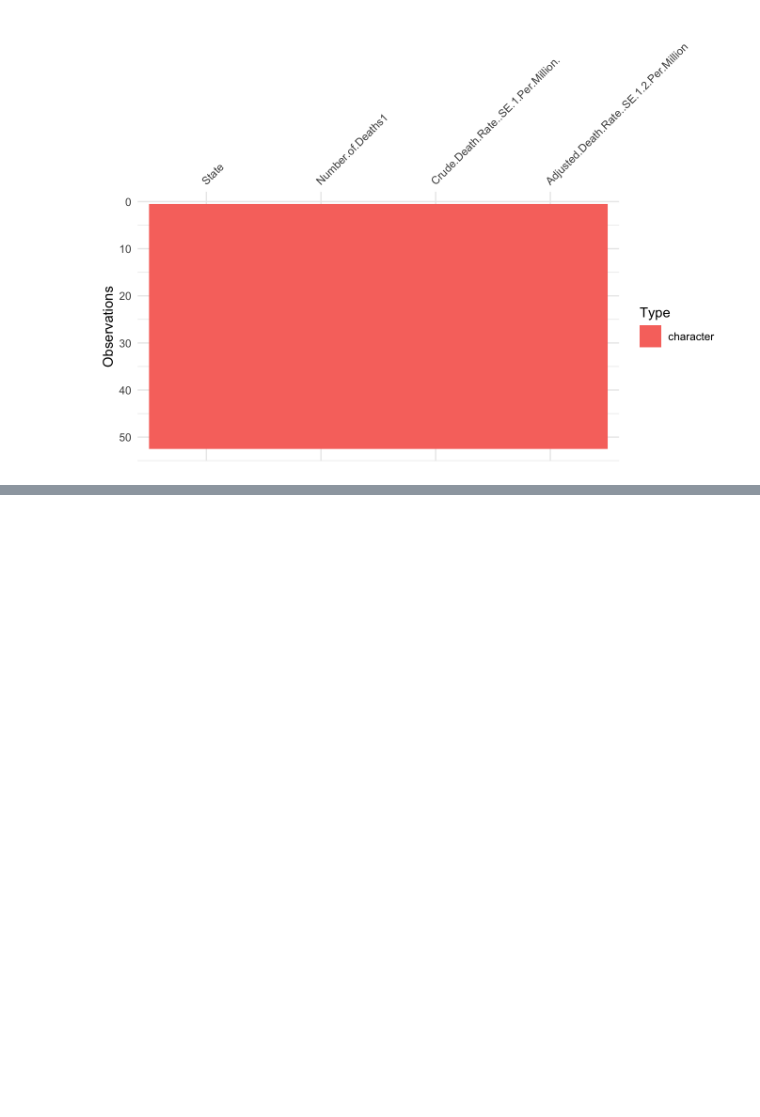
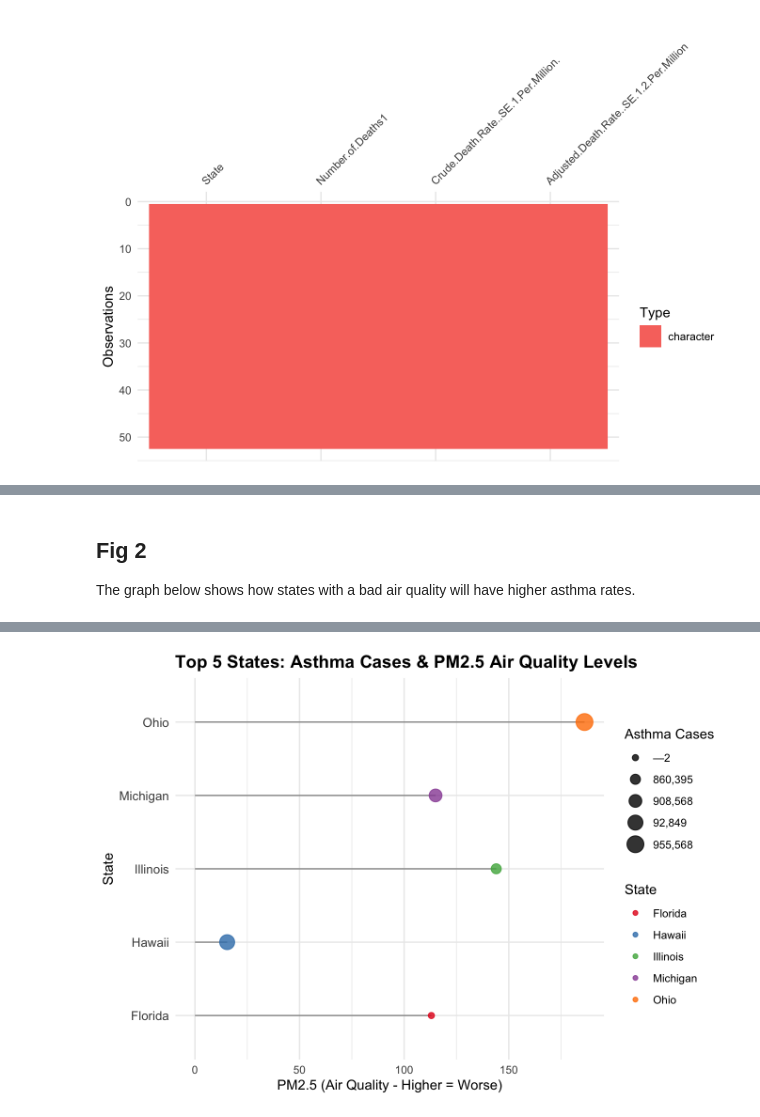
Before and after one commit to balcarcm97/final_project, a Jupyter notebook: docs/index.out.ipynb, the cells around one changed output, grey strips where cells are left out. Cells and saved outputs as stored; diff of their text form; code cells hidden in the pictures; blank space fills up the shorter version.

```diff
--- a/docs/index.out.ipynb
+++ b/docs/index.out.ipynb
@@ -86,0 +135,32 @@ Monoson, A., Schott, E., Ard, K., Kilburg-Basnyat, B., Tighe, R. M., Pannu, S.,
+# %% [markdown]
+## Fig 2
+
+The graph below shows how states with a bad air quality will have higher asthma rates.
+# %%
+library(tidyverse)
+
+top5_asthma <- combined_data %>%
+  arrange(desc(Number.With.Current.Asthma.)) %>%
+  slice(1:5)
+
+ggplot(top5_asthma, aes(x = reorder(State, Number.With.Current.Asthma.))) +
+  geom_segment(
+    aes(xend = State, y = 0, yend = pm25),
+    color = "#999999"
+  ) +
+  geom_point(aes(y = pm25, size = Number.With.Current.Asthma., color = State), alpha = 0.8) +
+  scale_color_brewer(palette = "Set1") +
+  coord_flip() +
+  labs(
+    title = "Top 5 States: Asthma Cases & PM2.5 Air Quality Levels",
+    x = "State",
+    y = "PM2.5 (Air Quality - Higher = Worse)",
+    size = "Asthma Cases",
+    color = "State"
+  ) +
+  theme_minimal() +
+  theme(
+    plot.title = element_text(size = 14, face = "bold"),
+    axis.text.y = element_text(size = 10)
+  )
+# %% [output]
@@ -86,0 +187 @@ Monoson, A., Schott, E., Ard, K., Kilburg-Basnyat, B., Tighe, R. M., Pannu, S.,
+[figure, added]
```
Also changed, not shown: parts of 22 cells of this notebook, 38 other files.
